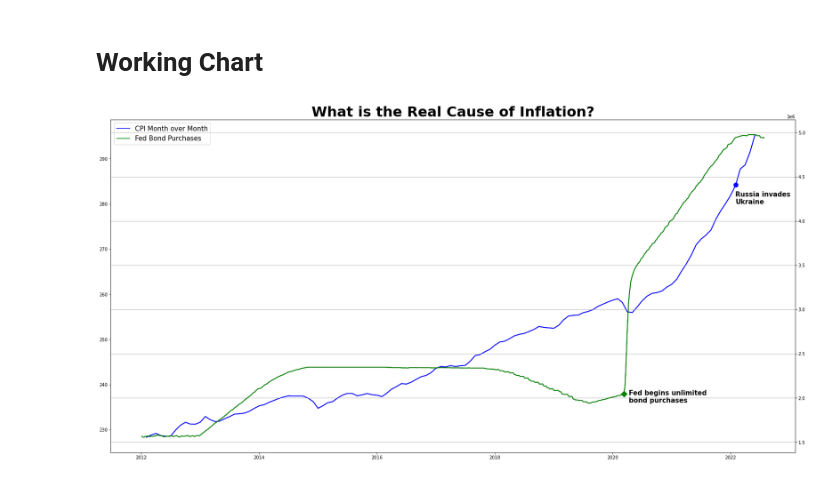
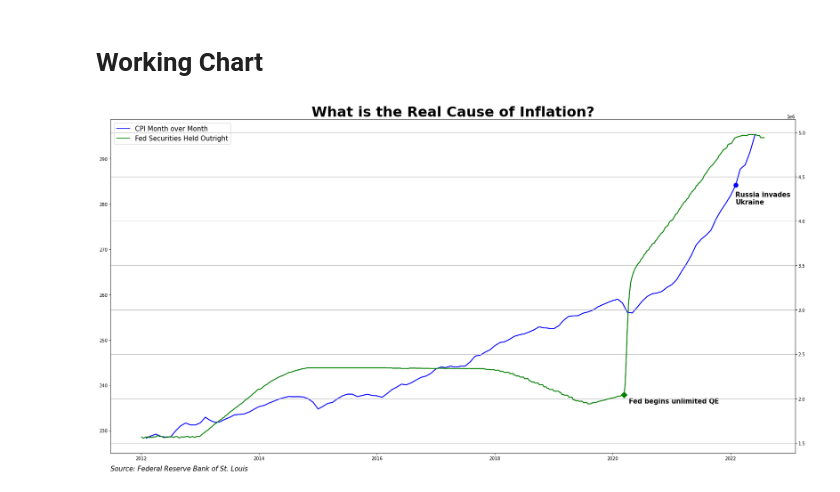
Before and after one commit to lukewbecker/coding, a Jupyter notebook: inflation_analysis.ipynb, the cells around one changed output. Drawn from its saved outputs; the diff is of its cells as text; code cells hidden in the pictures.

Commit message:
final chart updates

```diff
--- a/inflation_analysis.ipynb
+++ b/inflation_analysis.ipynb
@@ -150,33 +150,37 @@ ax2 = ax1.twinx()
 # ax3 = ax1.twinx()
 
 # highlight_dates = cpi_mom.index[[-5]]
 # ax3.scatter(x = cpi_mom.index[-5], y = cpi_mom[-5], color = 'red', marker = 'd')
 
 # Text for the Ukraine War start:
 # ymark = cpi_mom[-5]
 # xpos = cpi_mom.index[-5]
 # xmark = cpi_mom[xpos]
 # ax3.plot(xmark, ymark, 'ro')
 
 ax1.plot(cpi_mom, c='blue', markevery = markers_on, marker = 'o', markersize = 10, linewidth = 2, label = 'CPI Month over Month')
 ax2.plot(fed_bonds, c='green', markevery = fed_marker, marker = 'D', markersize = 10, linewidth = 2, label = 'Fed Bond Purchases')
 # ax3.plot(cpi_mom[-5], c = 'red', marker = 'o')
 
 ax1.text(ukraine_war+datetime.timedelta(days = -25), 280, s = "Russia invades \nUkraine", fontsize = 15, fontweight = 'bold',  zorder = 1)
-ax1.text(bond_start+datetime.timedelta(days = +30), 236, s = "Fed begins unlimited \nbond purchases", fontsize = 15, fontweight = 'bold', zorder = 1)
+ax1.text(bond_start+datetime.timedelta(days = +30), 236, s = "Fed begins unlimited QE", fontsize = 15, fontweight = 'bold', zorder = 1)
 
 # Titles and legends:
 lns1 = ax1.plot(cpi_mom,c='blue', label = 'CPI Month over Month')
-lns2 = ax2.plot(fed_bonds,c='green', label = 'Fed Bond Purchases')
+lns2 = ax2.plot(fed_bonds,c='green', label = 'Fed Securities Held Outright')
 # lns3 = ax1.plot(ukraine_war,c='darkred', ls = '--', label = 'Russia Invades Ukraine')
 leg = lns1 + lns2
 labs = [l.get_label() for l in leg]
 
 plt.grid(visible=True)
 plt.title("What is the Real Cause of Inflation?", fontsize = 32, fontweight = 'bold')
 ax1.legend(leg, labs, loc = 0, fontsize = 15)
 # plt.ticklabel_format(useOffset=False)
 # plt.tight_layout()
+source_credit = 'Source: Federal Reserve Bank of St. Louis'
+plt.figtext(.125, .0859, source_credit, fontsize = 15, fontstyle = 'italic')
+plt.savefig('inflation_cause.png')
+plt.savefig('inflation_cause.jpg')
 plt.show()
 # %% [output]
-[figure, old version]
+[figure, new version]
```
Also changed, not shown: 2 other files.
